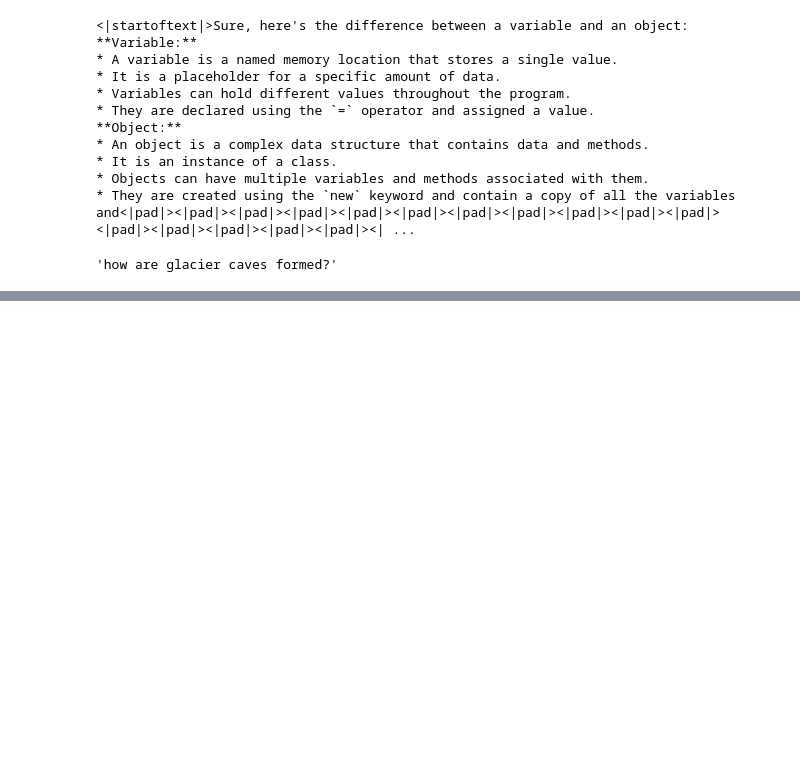
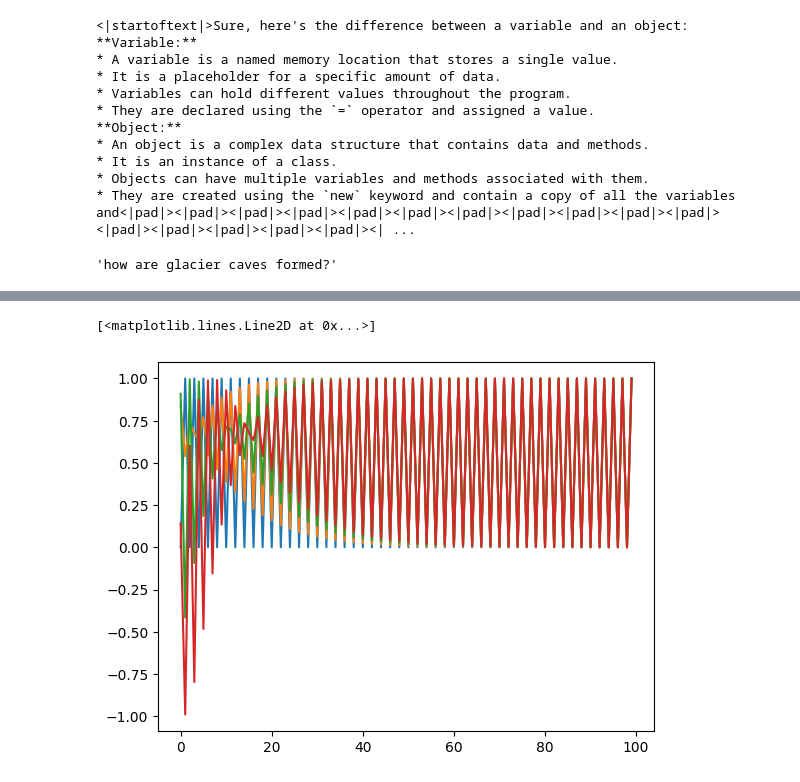
Before and after one commit to Gao2546/learning_AI, a Jupyter notebook: Text_Gen/test.ipynb, the cells around one changed output, grey strips where cells are left out. Saved outputs shown, nothing was run; the diff lists cells and outputs as text; code cells hidden in the pictures; blank space fills up the shorter version.

```diff
--- a/Text_Gen/test.ipynb
+++ b/Text_Gen/test.ipynb
@@ -329,0 +419,8 @@ ds["train"][0]["question"]
+# %%
+plt.plot(b[0,0,:])
+plt.plot(b[0,1,:])
+plt.plot(b[0,2,:])
+plt.plot(b[0,3,:])
+# %% [output]
+[<matplotlib.lines.Line2D at 0x...>]
+[figure, added]
```
Also changed, not shown: parts of 10 cells of this notebook, 1 other file.
